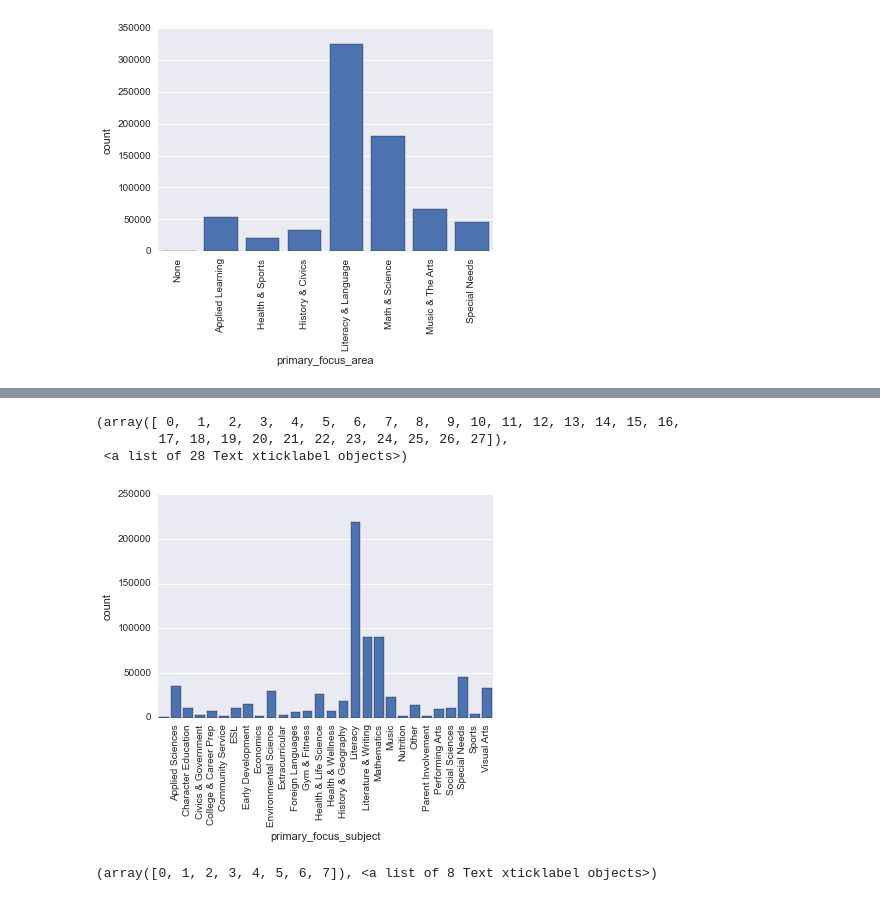
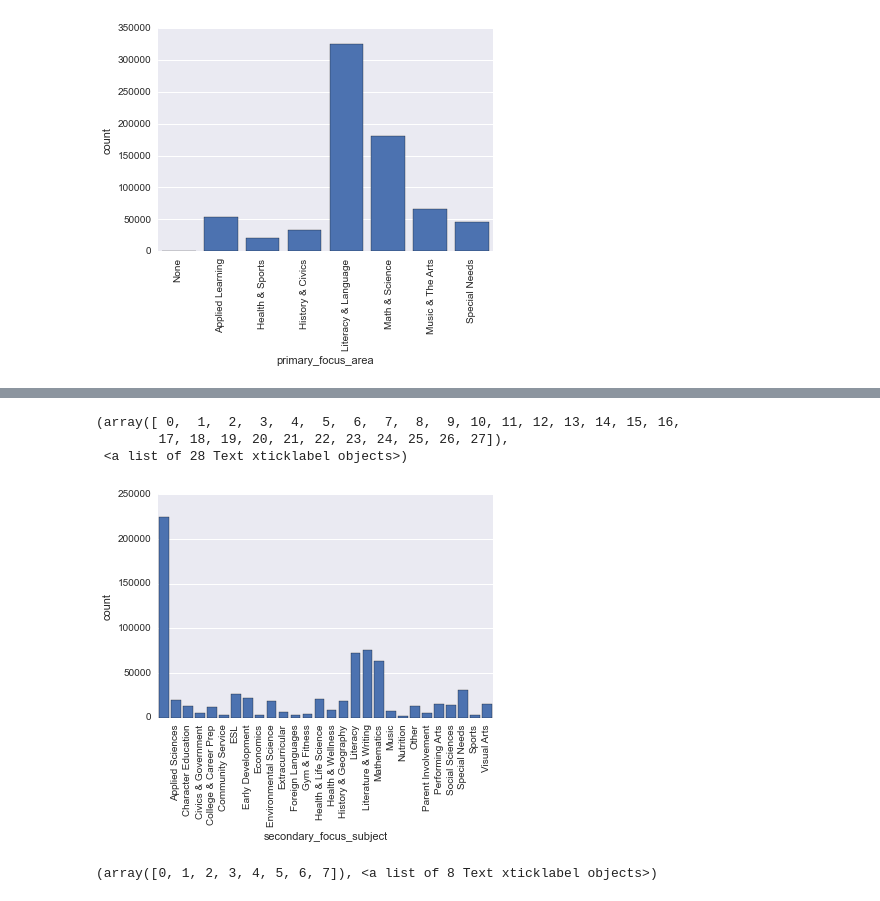
Before and after one commit to LylePayne/DonorsChooseAnalysis, a Jupyter notebook: DonorsChoose Prediction Analysis.ipynb, the cells around one changed output, grey strips where cells are left out. Saved outputs shown, nothing was run; the diff lists cells and outputs as text; code cells hidden in the pictures.

```diff
--- a/DonorsChoose Prediction Analysis.ipynb
+++ b/DonorsChoose Prediction Analysis.ipynb
@@ -142,11 +205,11 @@ dummy_df_5 = pd.concat([dummy_df_4, pd.get_dummies(dummy_df_4["primary_focus_are
 # %%
-sn.barplot(dummy_df_5.primary_focus_subject)
+sn.barplot(dummy_df_5.secondary_focus_subject)
 plt.xticks(rotation=90)
 # %% [output]
 (array([ 0,  1,  2,  3,  4,  5,  6,  7,  8,  9, 10, 11, 12, 13, 14, 15, 16,
         17, 18, 19, 20, 21, 22, 23, 24, 25, 26, 27]),
  <a list of 28 Text xticklabel objects>)
-[figure, old version]
+[figure, new version]
 # %%
 sn.barplot(dummy_df_5.secondary_focus_area)
 plt.xticks(rotation=90)
```
Also changed, not shown: parts of 39 cells of this notebook.
